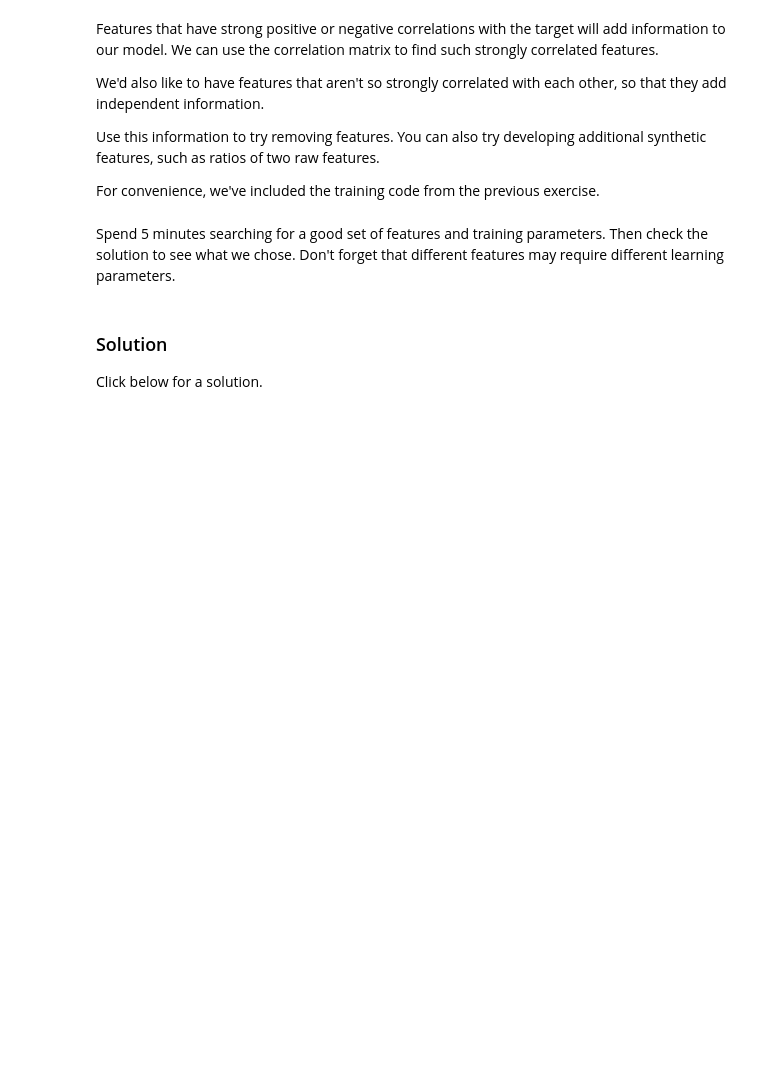
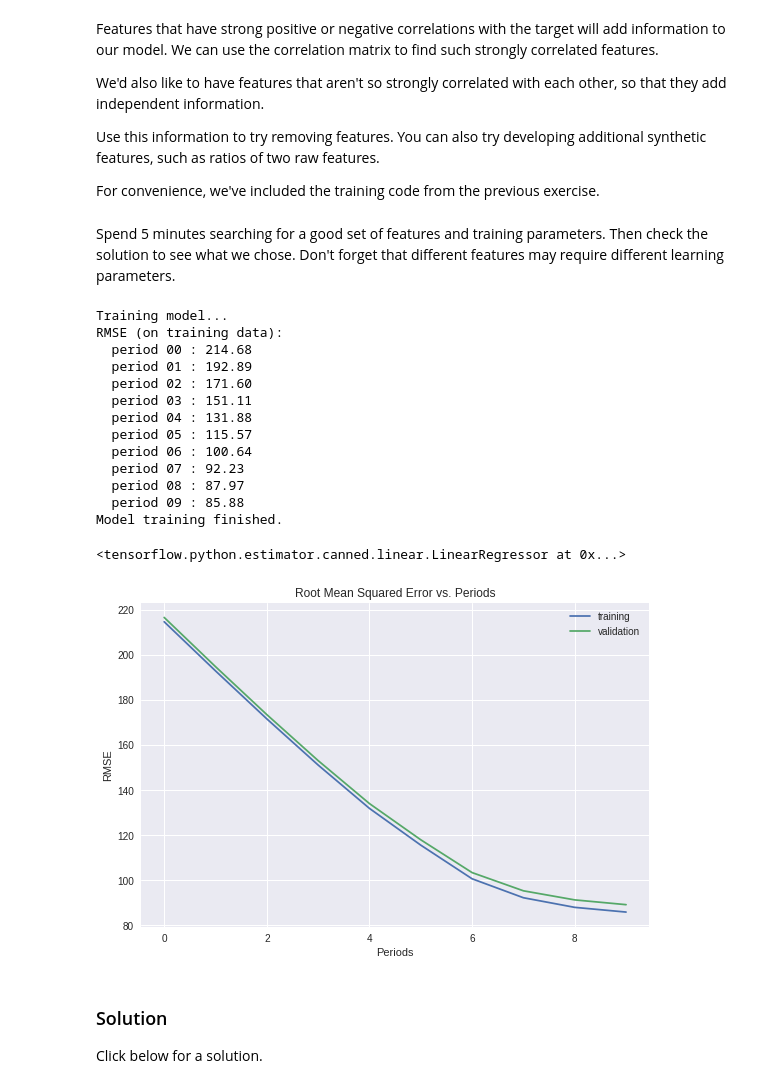
Before and after one commit to ditoec/ml-course-google, a Jupyter notebook: feature_sets.ipynb, the cells around one changed output. Drawn from its saved outputs; the diff is of its cells as text; code cells hidden in the pictures; blank space fills up the shorter version.

```diff
--- a/feature_sets.ipynb
+++ b/feature_sets.ipynb
@@ -276,26 +329,42 @@ Spend 5 minutes searching for a good set of features and training parameters. Th
 # %%
 #
 # Your code here: add your features of choice as a list of quoted strings.
 #
-minimal_features = [
+minimal_features = ["median_income","rooms_per_person"
 ]
 
 assert minimal_features, "You must select at least one feature!"
 
 minimal_training_examples = training_examples[minimal_features]
 minimal_validation_examples = validation_examples[minimal_features]
 
 #
 # Don't forget to adjust these parameters.
 #
 train_model(
-    learning_rate=0.001,
+    learning_rate=0.02,
     steps=500,
     batch_size=5,
     training_examples=minimal_training_examples,
     training_targets=training_targets,
     validation_examples=minimal_validation_examples,
     validation_targets=validation_targets)
+# %% [output]
+Training model...
+RMSE (on training data):
+  period 00 : 214.68
+  period 01 : 192.89
+  period 02 : 171.60
+  period 03 : 151.11
+  period 04 : 131.88
+  period 05 : 115.57
+  period 06 : 100.64
+  period 07 : 92.23
+  period 08 : 87.97
+  period 09 : 85.88
+Model training finished.
+<tensorflow.python.estimator.canned.linear.LinearRegressor at 0x...>
+[figure, added]
 # %% [markdown]
 ### Solution
 
```
Also changed, not shown: parts of 5 cells of this notebook.
